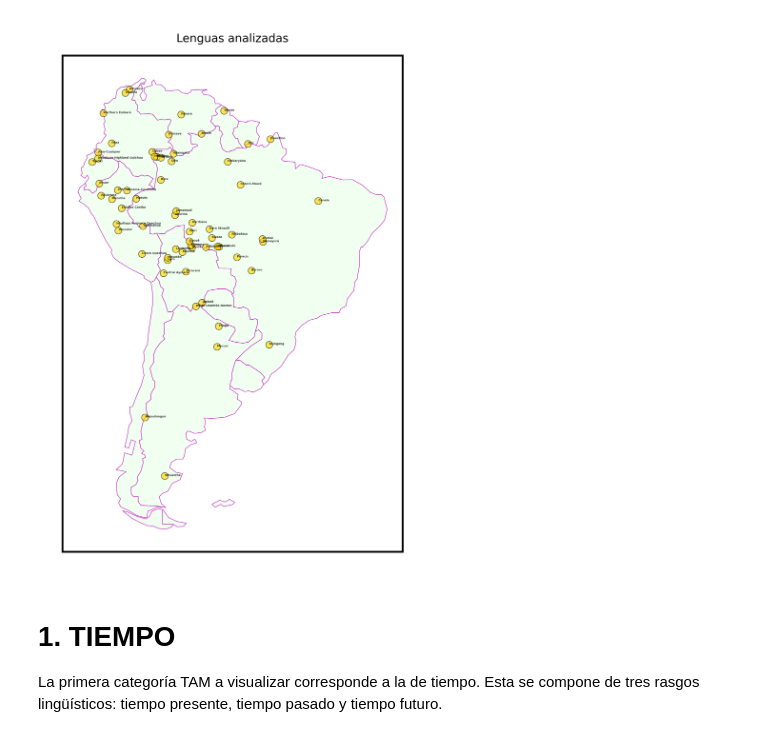
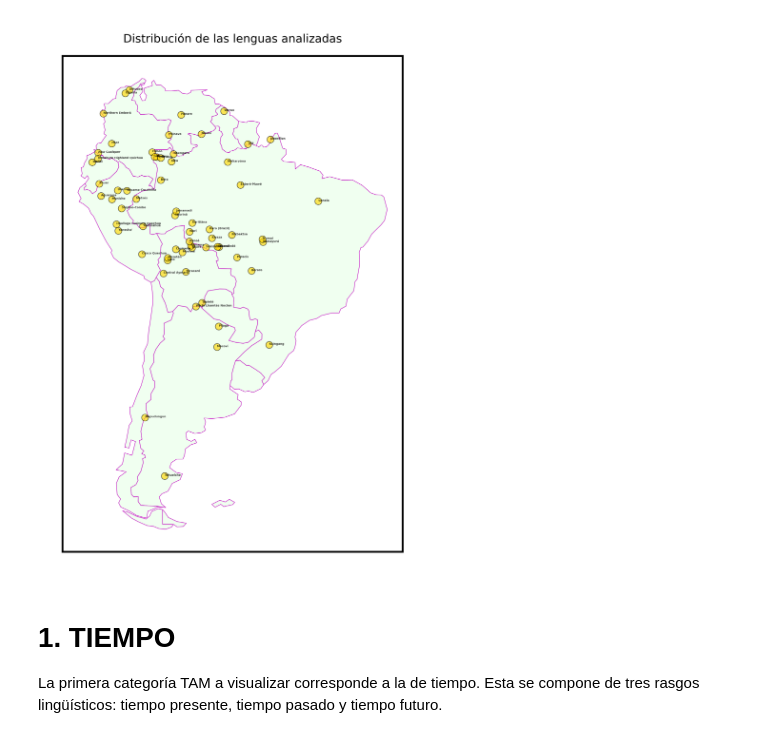
Before and after one commit to TatianaMaldonadoM/TAM-en-Lenguas-de-Sudam-rica, a Jupyter notebook: Datos trabajo/TAM en lenguas de Sudamérica.ipynb, the cells around one changed output. Drawn from its saved outputs; the diff is of its cells as text; code cells hidden in the pictures.

```diff
--- a/Datos trabajo/TAM en lenguas de Sudamérica.ipynb
+++ b/Datos trabajo/TAM en lenguas de Sudamérica.ipynb
@@ -40,28 +40,28 @@ location
 # %%
 world = geopandas.read_file(geopandas.datasets.get_path('naturalearth_lowres'))
 world = world[world['continent']=='South America']
 
 fig, ax = plt.subplots(dpi=800)
 ax.set_aspect('equal')
-plt.title('Lenguas analizadas',fontsize=5)
+plt.title('Distribución de las lenguas analizadas',fontsize=5)
 world.plot(ax=ax, color='honeydew', edgecolor='m',linewidth=0.2)
 
 ax.set_aspect('equal')
 
 ax.plot([y[i] for i in [list(location.keys()).index(language) for language in location.keys()]],[x[i] for i in [list(location.keys()).index(language) for language in location.keys()]],marker='o',color='gold',markersize=3,markeredgewidth=0.25,markeredgecolor='k',alpha=0.65,linewidth=0,fillstyle='full',clip_on=True,label='Lenguas')
 
 for language in location.keys():
   ax.annotate(language, weight='demi', color='k', xy=(location[language][1],location[language][0]), fontsize=1.25, alpha=0.75)
 #plt.legend(loc='best',fontsize=3)
 
 ax.set_yticks([])
 ax.set_xticks([])
 
 
 
 plt.show()
 # %% [output]
-[figure, old version]
+[figure, new version]
 # %% [markdown]
 # 1. TIEMPO
 La primera categoría TAM a visualizar corresponde a la de tiempo. Esta se compone de tres rasgos lingüísticos: tiempo presente, tiempo pasado y tiempo futuro.
```
Also changed, not shown: parts of 44 cells of this notebook.
